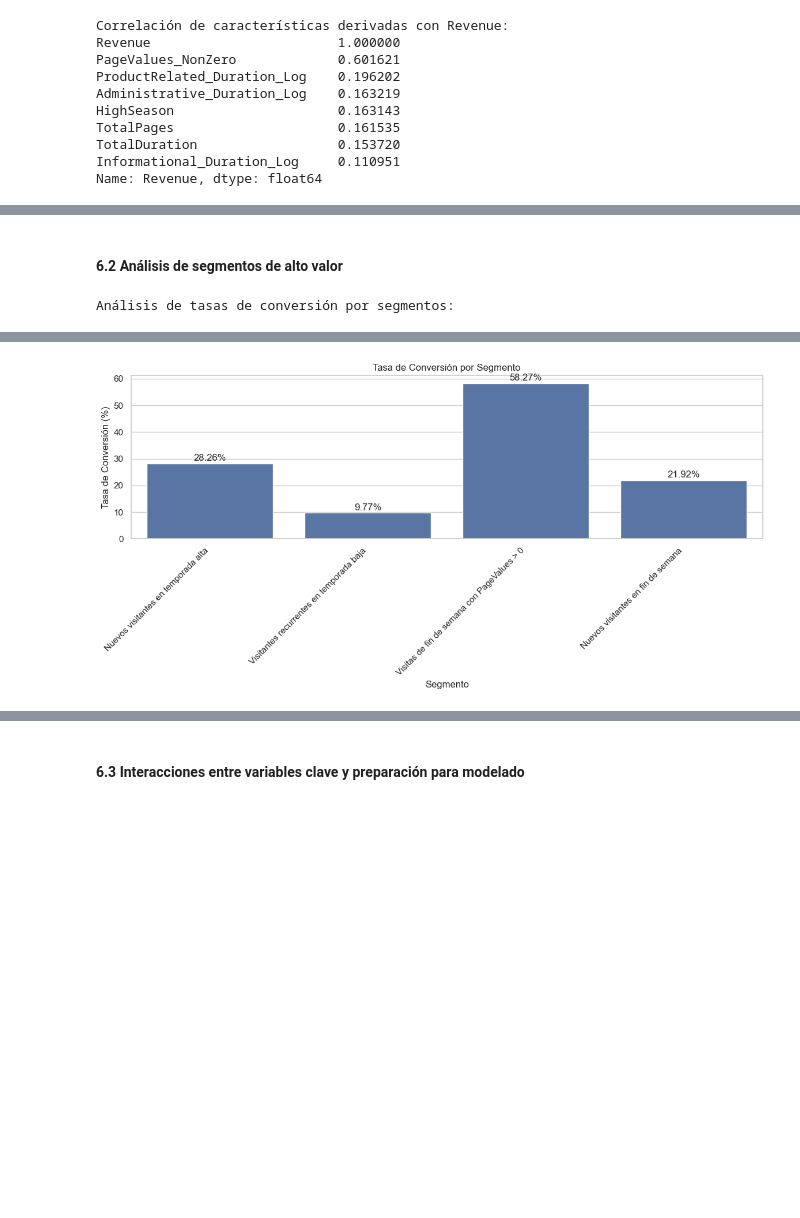
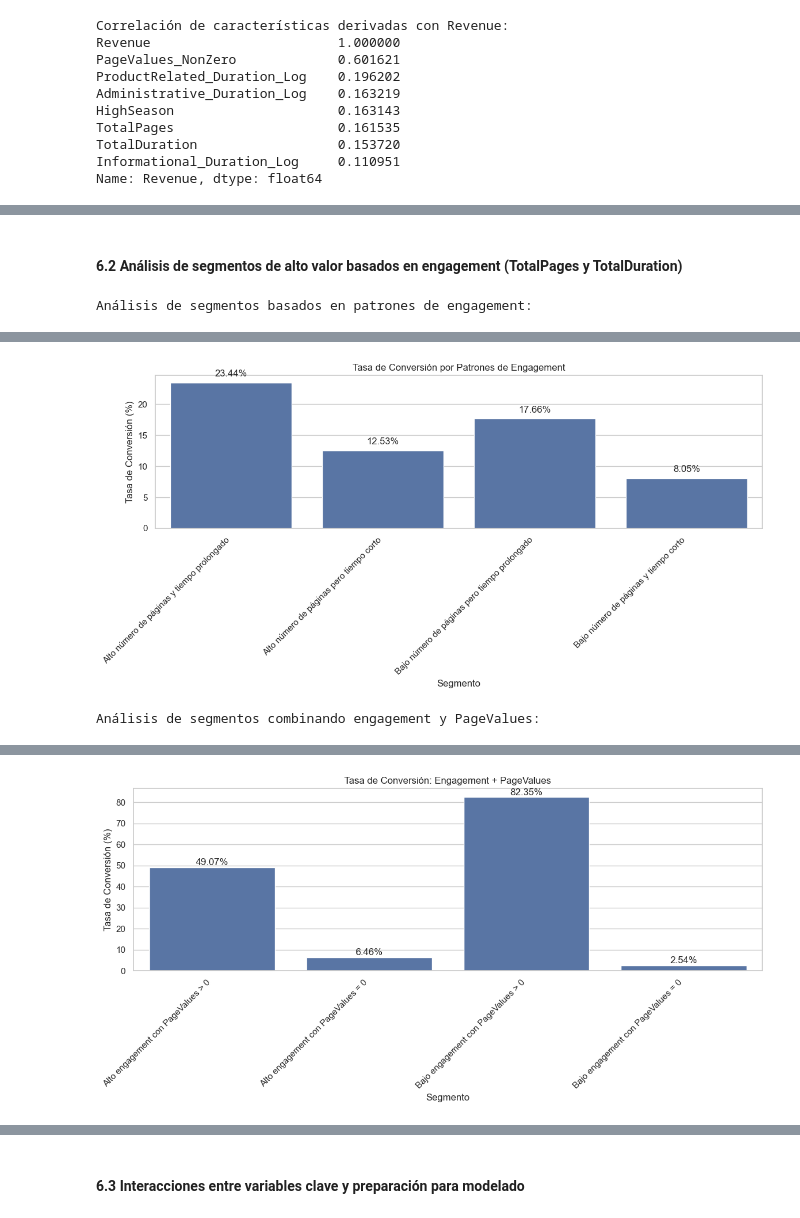
Before and after one commit to Bootcamp-IA-P4/Proyecto-Clasificaci-n_grupo6, a Jupyter notebook: notebooks/eda_shoppers_explained_and_with_business_idea.ipynb, the cells around one changed output, grey strips where cells are left out. Drawn from its saved outputs; the diff is of its cells as text; code cells hidden in the pictures; blank space fills up the shorter version.

Commit message:
Fix-eda: include TotalPages and TotalDuration derived variables to recommendations

```diff
--- a/notebooks/eda_shoppers_explained_and_with_business_idea.ipynb
+++ b/notebooks/eda_shoppers_explained_and_with_business_idea.ipynb
@@ -1135,27 +1135,34 @@ Hemos creado un conjunto simplificado de características derivadas que capturan
 
 Este conjunto reducido de características derivadas proporciona una buena combinación de poder predictivo, interpretabilidad y simplicidad. En la siguiente sección, analizaremos cómo estas variables interactúan con *Revenue* y entre sí.
 # %% [markdown]
-#### **6.2 Análisis de segmentos de alto valor**
+#### **6.2 Análisis de segmentos de alto valor basados en engagement (TotalPages y TotalDuration)**
 # %%
-# Definir segmentos específicos de interés
-segments = [
-    ('Nuevos visitantes en temporada alta',
-     (df_derived['VisitorType'] == 'New_Visitor') & (df_derived['HighSeason'] == 1)),
+# Crear indicadores binarios basados en medianas
+pages_median = df_derived['TotalPages'].median()
+duration_median = df_derived['TotalDuration'].median()
 
-    ('Visitantes recurrentes en temporada baja',
-     (df_derived['VisitorType'] == 'Returning_Visitor') & (df_derived['HighSeason'] == 0)),
+df_derived['HighPages'] = (df_derived['TotalPages'] > pages_median).astype(int)
+df_derived['HighDuration'] = (df_derived['TotalDuration'] > duration_median).astype(int)
 
-    ('Visitas de fin de semana con PageValues > 0',
-     (df_derived['Weekend'] == True) & (df_derived['PageValues_NonZero'] == 1)),
+# Definir segmentos de engagement
+engagement_segments = [
+    ('Alto número de páginas y tiempo prolongado',
+     (df_derived['HighPages'] == 1) & (df_derived['HighDuration'] == 1)),
 
-    ('Nuevos visitantes en fin de semana',
-     (df_derived['VisitorType'] == 'New_Visitor') & (df_derived['Weekend'] == True))
+    ('Alto número de páginas pero tiempo corto',
+     (df_derived['HighPages'] == 1) & (df_derived['HighDuration'] == 0)),
+
+    ('Bajo número de páginas pero tiempo prolongado',
+     (df_derived['HighPages'] == 0) & (df_derived['HighDuration'] == 1)),
+
+    ('Bajo número de páginas y tiempo corto',
+     (df_derived['HighPages'] == 0) & (df_derived['HighDuration'] == 0))
 ]
 
 # Analizar tasas de conversión por segmentos
-print("\nAnálisis de tasas de conversión por segmentos:")
+print("\nAnálisis de segmentos basados en patrones de engagement:")
 segment_stats = []
-for name, mask in segments:
+for name, mask in engagement_segments:
     segment_size = mask.sum()
     segment_pct = segment_size / len(df_derived) * 100
     conversion_rate = df_derived.loc[mask, 'Revenue'].mean() * 100
@@ -1168,12 +1175,50 @@ display(segment_df)
 # Visualizar tasas de conversión por segmentos
 plt.figure(figsize=(12, 6))
 sns.barplot(x='Segmento', y='Tasa de Conversión (%)', data=segment_df)
-plt.title('Tasa de Conversión por Segmento')
+plt.title('Tasa de Conversión por Patrones de Engagement')
 plt.xticks(rotation=45, ha='right')
 plt.tight_layout()
 for i, v in enumerate(segment_df['Tasa de Conversión (%)']):
     plt.text(i, v + 1, f"{v:.2f}%", ha='center')
 plt.show()
+
+# Combinar con PageValues para un análisis más profundo
+combined_segments = [
+    ('Alto engagement con PageValues > 0',
+     (df_derived['HighPages'] == 1) & (df_derived['HighDuration'] == 1) & (df_derived['PageValues'] > 0)),
+
+    ('Alto engagement con PageValues = 0',
+     (df_derived['HighPages'] == 1) & (df_derived['HighDuration'] == 1) & (df_derived['PageValues'] == 0)),
+
+    ('Bajo engagement con PageValues > 0',
+     (df_derived['HighPages'] == 0) & (df_derived['HighDuration'] == 0) & (df_derived['PageValues'] > 0)),
+
+    ('Bajo engagement con PageValues = 0',
+     (df_derived['HighPages'] == 0) & (df_derived['HighDuration'] == 0) & (df_derived['PageValues'] == 0))
+]
+
+# Analizar tasas de conversión por segmentos combinados
+print("\nAnálisis de segmentos combinando engagement y PageValues:")
+combined_stats = []
+for name, mask in combined_segments:
+    segment_size = mask.sum()
+    segment_pct = segment_size / len(df_derived) * 100
+    conversion_rate = df_derived.loc[mask, 'Revenue'].mean() * 100
+    combined_stats.append([name, segment_size, segment_pct, conversion_rate])
+
+combined_df = pd.DataFrame(combined_stats,
+                          columns=['Segmento', 'Tamaño', '% del Total', 'Tasa de Conversión (%)'])
+display(combined_df)
+
+# Visualizar tasas de conversión por segmentos combinados
+plt.figure(figsize=(12, 6))
+sns.barplot(x='Segmento', y='Tasa de Conversión (%)', data=combined_df)
+plt.title('Tasa de Conversión: Engagement + PageValues')
+plt.xticks(rotation=45, ha='right')
+plt.tight_layout()
+for i, v in enumerate(combined_df['Tasa de Conversión (%)']):
+    plt.text(i, v + 1, f"{v:.2f}%", ha='center')
+plt.show()
 # %% [output]
-Análisis de tasas de conversión por segmentos:
+Análisis de segmentos basados en patrones de engagement:
 |  | Segmento | Tamaño | % del Total | Tasa de Conversión (%) |
@@ -1184 +1229,2 @@ Análisis de tasas de conversión por segmentos:
-[figure, old version]
+[figure, new version]
+Análisis de segmentos combinando engagement y PageValues:
@@ -1184,0 +1236 @@ Análisis de tasas de conversión por segmentos:
+[figure, added]
```
Also changed, not shown: parts of 10 cells of this notebook.
